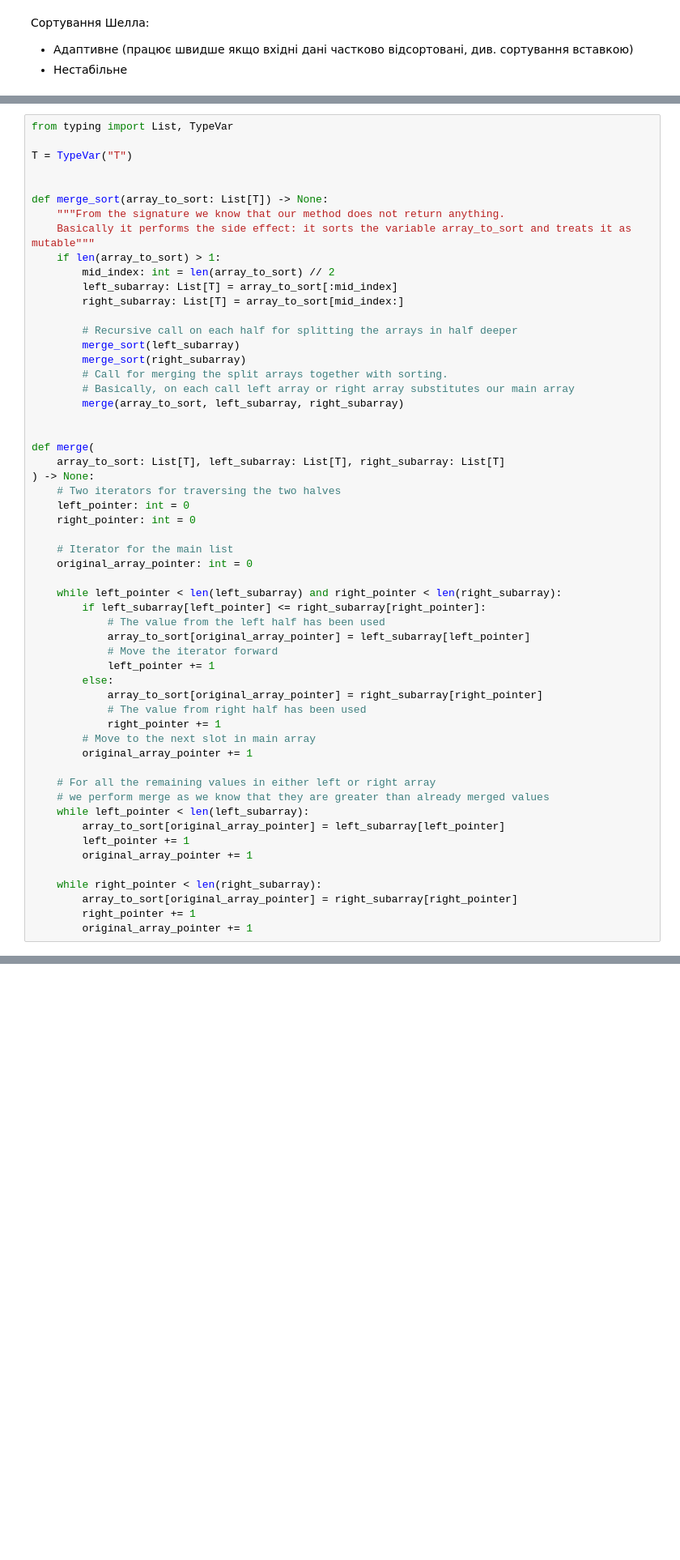
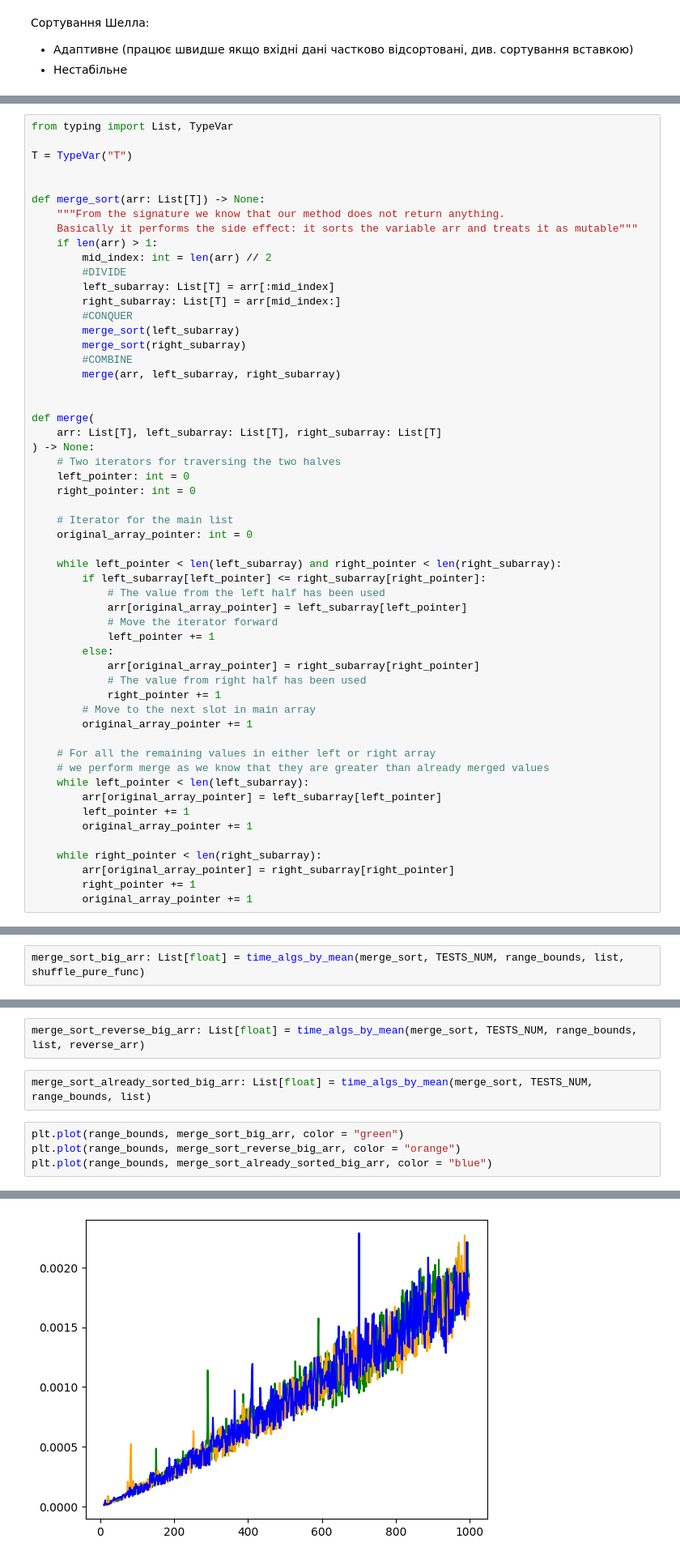
Before and after one commit to desireoftheother/python_course_tasks, a Jupyter notebook: module_3/28_sorting/sorting.ipynb, the cells around one changed output, grey strips where cells are left out. Shown at 81% size. Cells and saved outputs as stored; diff of their text form; blank space fills up the shorter version.

Commit message:
Finished sorting notebook

```diff
--- a/module_3/28_sorting/sorting.ipynb
+++ b/module_3/28_sorting/sorting.ipynb
@@ -267,24 +281,23 @@ from typing import List, TypeVar
 T = TypeVar("T")
 
 
-def merge_sort(array_to_sort: List[T]) -> None:
+def merge_sort(arr: List[T]) -> None:
     """From the signature we know that our method does not return anything.
-    Basically it performs the side effect: it sorts the variable array_to_sort and treats it as mutable"""
-    if len(array_to_sort) > 1:
-        mid_index: int = len(array_to_sort) // 2
-        left_subarray: List[T] = array_to_sort[:mid_index]
-        right_subarray: List[T] = array_to_sort[mid_index:]
-
-        # Recursive call on each half for splitting the arrays in half deeper
+    Basically it performs the side effect: it sorts the variable arr and treats it as mutable"""
+    if len(arr) > 1:
+        mid_index: int = len(arr) // 2
+        #DIVIDE
+        left_subarray: List[T] = arr[:mid_index]
+        right_subarray: List[T] = arr[mid_index:]
+        #CONQUER
         merge_sort(left_subarray)
         merge_sort(right_subarray)
-        # Call for merging the split arrays together with sorting.
-        # Basically, on each call left array or right array substitutes our main array
-        merge(array_to_sort, left_subarray, right_subarray)
+        #COMBINE
+        merge(arr, left_subarray, right_subarray)
 
 
 def merge(
-    array_to_sort: List[T], left_subarray: List[T], right_subarray: List[T]
+    arr: List[T], left_subarray: List[T], right_subarray: List[T]
 ) -> None:
     # Two iterators for traversing the two halves
     left_pointer: int = 0
@@ -296,11 +309,11 @@ def merge(
     while left_pointer < len(left_subarray) and right_pointer < len(right_subarray):
         if left_subarray[left_pointer] <= right_subarray[right_pointer]:
             # The value from the left half has been used
-            array_to_sort[original_array_pointer] = left_subarray[left_pointer]
+            arr[original_array_pointer] = left_subarray[left_pointer]
             # Move the iterator forward
             left_pointer += 1
         else:
-            array_to_sort[original_array_pointer] = right_subarray[right_pointer]
+            arr[original_array_pointer] = right_subarray[right_pointer]
             # The value from right half has been used
             right_pointer += 1
         # Move to the next slot in main array
@@ -309,11 +322,11 @@ def merge(
     # For all the remaining values in either left or right array
     # we perform merge as we know that they are greater than already merged values
     while left_pointer < len(left_subarray):
-        array_to_sort[original_array_pointer] = left_subarray[left_pointer]
+        arr[original_array_pointer] = left_subarray[left_pointer]
         left_pointer += 1
         original_array_pointer += 1
 
     while right_pointer < len(right_subarray):
-        array_to_sort[original_array_pointer] = right_subarray[right_pointer]
+        arr[original_array_pointer] = right_subarray[right_pointer]
         right_pointer += 1
         original_array_pointer += 1
@@ -329,0 +348,2 @@ print(original_lst)
+# %%
+merge_sort_big_arr: List[float] = time_algs_by_mean(merge_sort, TESTS_NUM, range_bounds, list, shuffle_pure_func)
@@ -329,0 +352,9 @@ print(original_lst)
+# %%
+merge_sort_reverse_big_arr: List[float] = time_algs_by_mean(merge_sort, TESTS_NUM, range_bounds, list, reverse_arr)
+# %%
+merge_sort_already_sorted_big_arr: List[float] = time_algs_by_mean(merge_sort, TESTS_NUM, range_bounds, list)
+# %%
+plt.plot(range_bounds, merge_sort_big_arr, color = "green")
+plt.plot(range_bounds, merge_sort_reverse_big_arr, color = "orange")
+plt.plot(range_bounds, merge_sort_already_sorted_big_arr, color = "blue")
+# %% [output]
@@ -329,0 +362 @@ print(original_lst)
+[figure, added]
```
Also changed, not shown: parts of 31 cells of this notebook.
